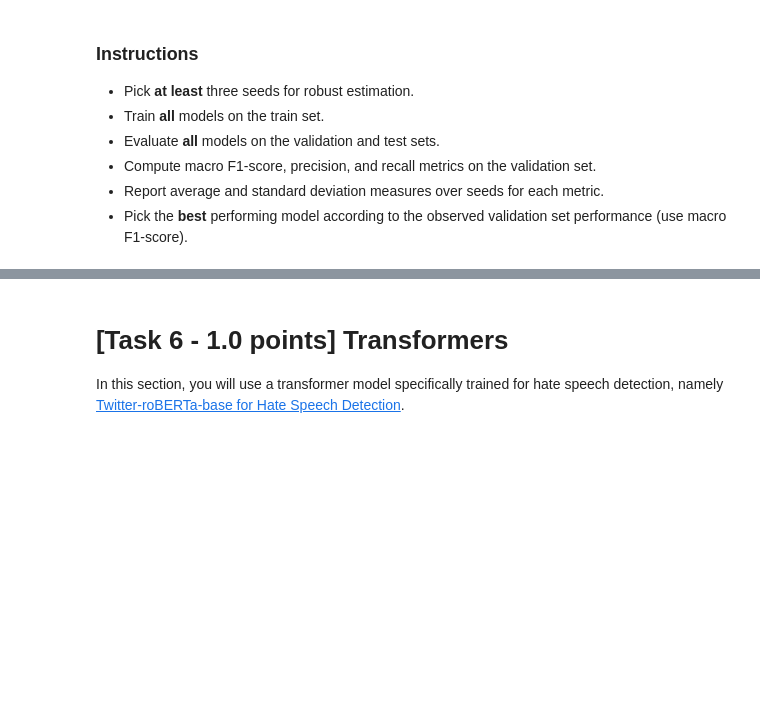
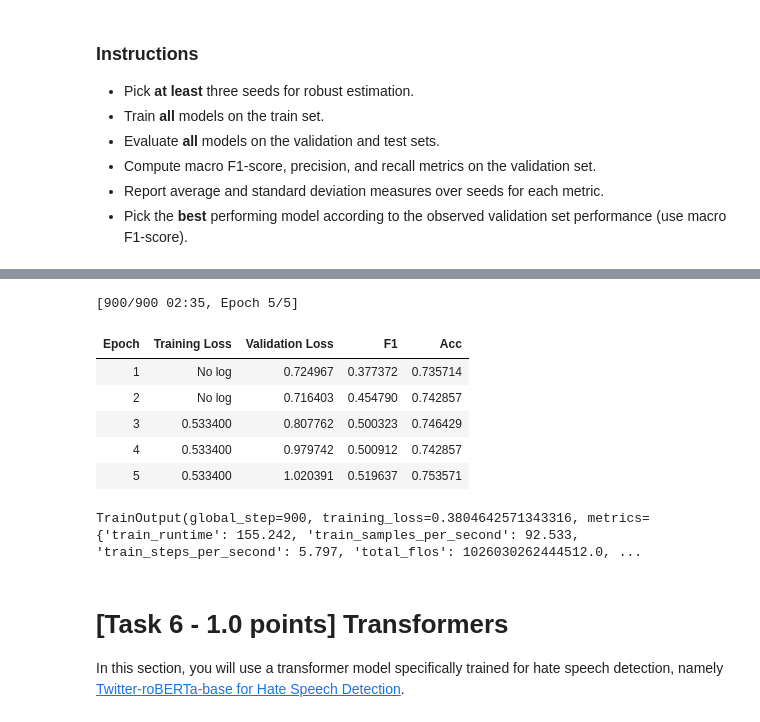
Before and after one commit to 26leonardo/NLP_project, a Jupyter notebook: BILLI/Assignment1-2526.ipynb, the cells around one changed output, grey strips where cells are left out. Drawn from its saved outputs; the diff is of its cells as text; code cells hidden in the pictures; blank space fills up the shorter version.

```diff
--- a/BILLI/Assignment1-2526.ipynb
+++ b/BILLI/Assignment1-2526.ipynb
@@ -955,0 +838,11 @@ for i in range(scores.shape[0]):
+# %%
+# Model loading
+model = AutoModelForSequenceClassification.from_pretrained(
+    MODEL_CARD,
+    num_labels=NUM_LABLES,
+    from_tf=False,
+    ignore_mismatched_sizes=True,   # to adapt the classification head
+    id2label=reverse_mapping,
+    label2id=label_mapping
+)
+print(model)
@@ -956,3 +871,51 @@ for i in range(scores.shape[0]):
+# %%
+def compute_metrics(output_info):
+    predictions, labels = output_info
+    predictions = np.argmax(predictions, axis=-1)
+
+    f1 = f1_score(y_pred=predictions, y_true=labels, average='macro')
+    acc = accuracy_score(y_pred=predictions, y_true=labels)
+    return {'f1': f1, 'acc': acc}
+# %%
+# Hyperparameters
+batch_size = 16
+epochs = 5
+learning_rate = 3e-5
+weight_decay = 0.01
+
+# Training
+training_args = TrainingArguments(
+    output_dir=output_dir,             # where to save model
+    learning_rate=learning_rate,
+    per_device_train_batch_size=batch_size,     # defines distributed training
+    per_device_eval_batch_size=batch_size,
+    num_train_epochs=epochs,
+    weight_decay=weight_decay,
+    eval_strategy="epoch",             # when to report evaluation metrics/losses
+    save_strategy="epoch",             # when to save checkpoint
+    load_best_model_at_end=True,
+    report_to='none'                   # disabling wandb (default)
+)
+trainer = Trainer(
+    model=model,
+    args=training_args,
+    train_dataset=train_data,
+    eval_dataset=test_data,
+    processing_class=tokenizer,
+    data_collator=data_collator,
+    compute_metrics=compute_metrics,
+)
+
+trainer.train()
+# %% [output]
+[900/900 02:35, Epoch 5/5]
+| Epoch | Training Loss | Validation Loss | F1 | Acc |
+| 1 | No log | 0.724967 | 0.377372 | 0.735714 |
+| 2 | No log | 0.716403 | 0.454790 | 0.742857 |
+| 3 | 0.533400 | 0.807762 | 0.500323 | 0.746429 |
+| 4 | 0.533400 | 0.979742 | 0.500912 | 0.742857 |
+| 5 | 0.533400 | 1.020391 | 0.519637 | 0.753571 |
+TrainOutput(global_step=900, training_loss=0.3804642571343316, metrics={'train_runtime': 155.242, 'train_samples_per_second': 92.533, 'train_steps_per_second': 5.797, 'total_flos': 1026030262444512.0, ...
 # %% [markdown]
 # [Task 6 - 1.0 points] Transformers
 
```
Also changed, not shown: parts of 18 cells of this notebook, 1 other file.
